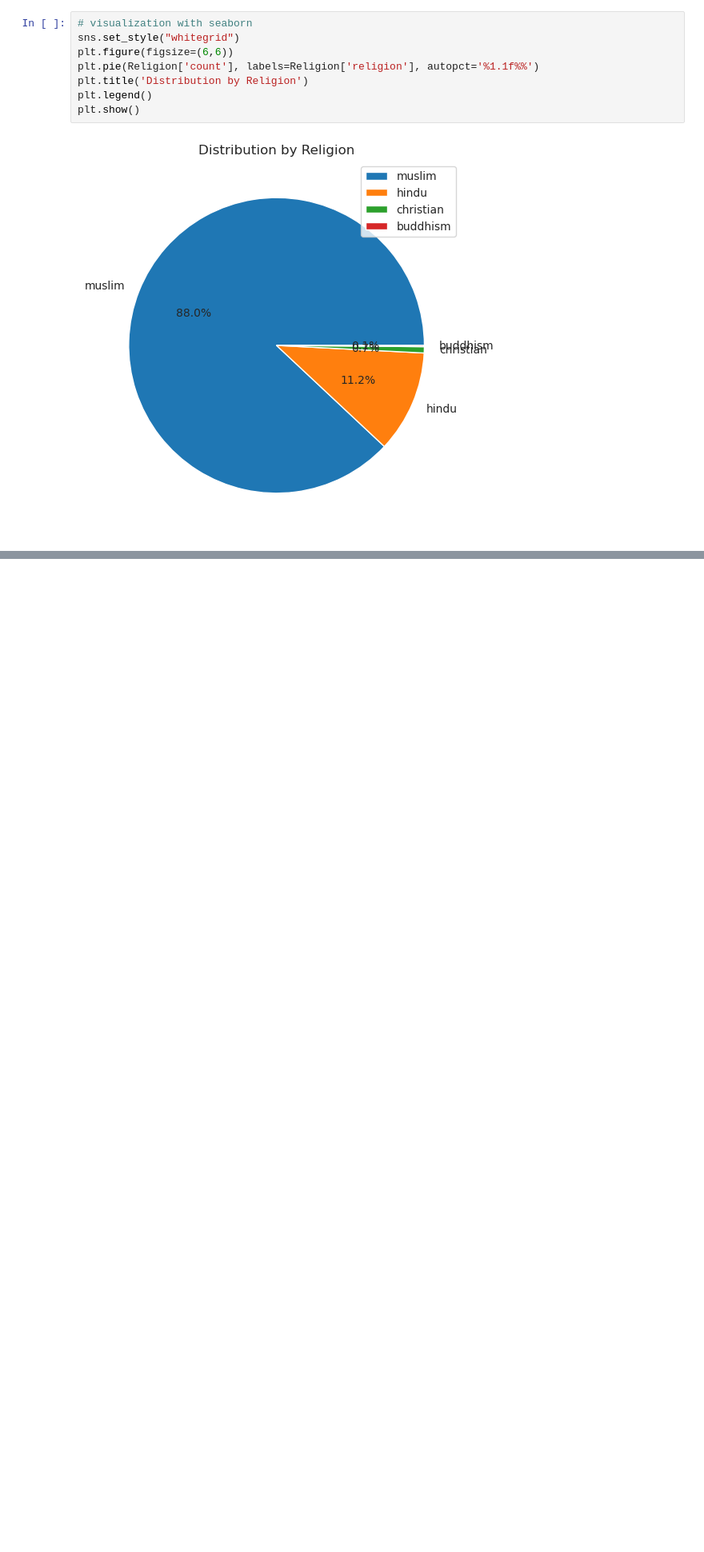
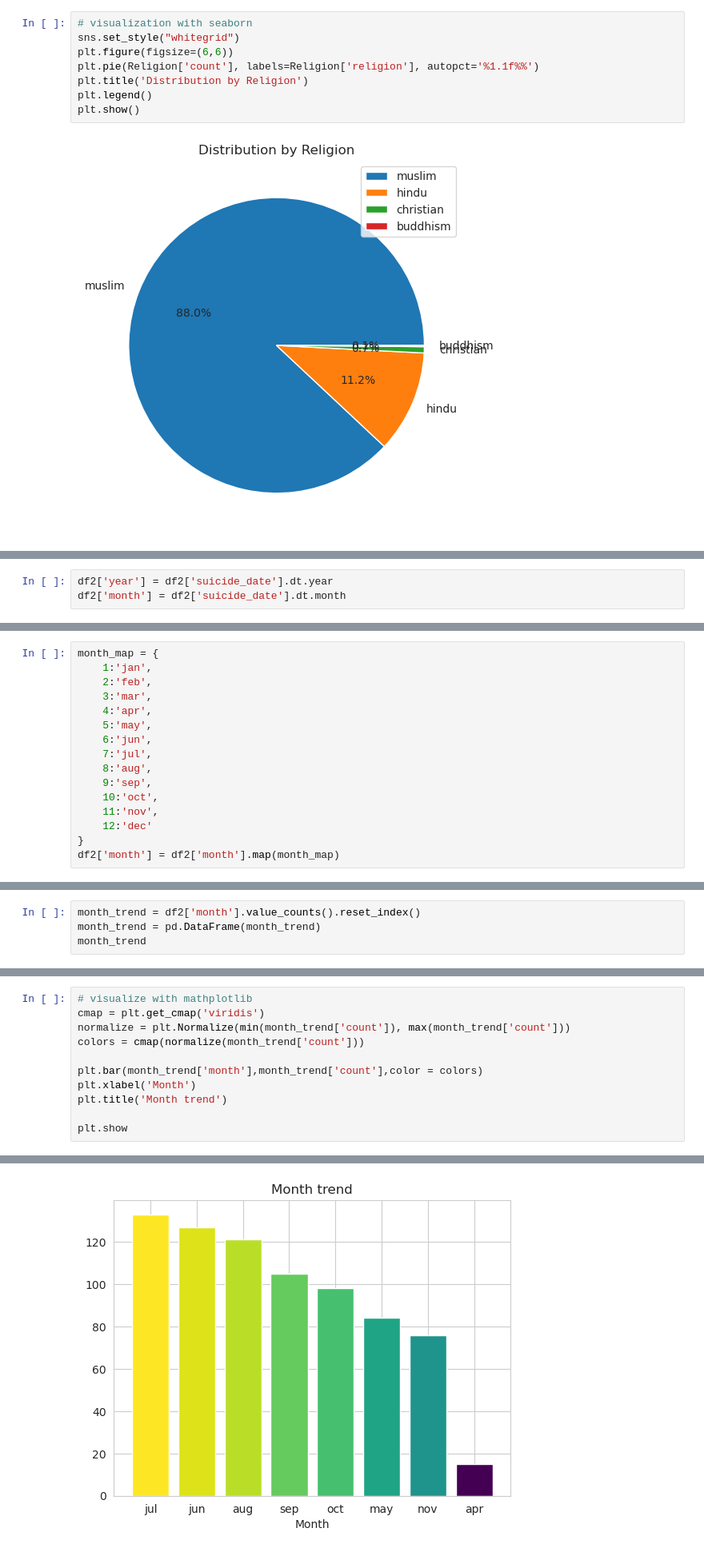
Before and after one commit to rahad404/Bangladesh-Suicide-Analysis, a Jupyter notebook: bd_suicide.ipynb, the cells around one changed output, grey strips where cells are left out. Shown at 80% size. Drawn from its saved outputs; the diff is of its cells as text; blank space fills up the shorter version.

Commit message:
month trend

```diff
--- a/bd_suicide.ipynb
+++ b/bd_suicide.ipynb
@@ -234,0 +247,3 @@ plt.show()
+# %%
+df2['year'] = df2['suicide_date'].dt.year
+df2['month'] = df2['suicide_date'].dt.month
@@ -234,0 +258,16 @@ plt.show()
+# %%
+month_map = {
+    1:'jan',
+    2:'feb',
+    3:'mar',
+    4:'apr',
+    5:'may',
+    6:'jun',
+    7:'jul',
+    8:'aug',
+    9:'sep',
+    10:'oct',
+    11:'nov',
+    12:'dec'
+}
+df2['month'] = df2['month'].map(month_map)
@@ -234,0 +284,4 @@ plt.show()
+# %%
+month_trend = df2['month'].value_counts().reset_index()
+month_trend = pd.DataFrame(month_trend)
+month_trend
@@ -234,0 +304,12 @@ plt.show()
+# %%
+# visualize with mathplotlib
+cmap = plt.get_cmap('viridis')
+normalize = plt.Normalize(min(month_trend['count']), max(month_trend['count']))
+colors = cmap(normalize(month_trend['count']))
+
+plt.bar(month_trend['month'],month_trend['count'],color = colors)
+plt.xlabel('Month')
+plt.title('Month trend')
+
+plt.show
+# %% [output]
@@ -234,0 +317 @@ plt.show()
+[figure, added]
```
Also changed, not shown: parts of 8 cells of this notebook, 1 other file.
